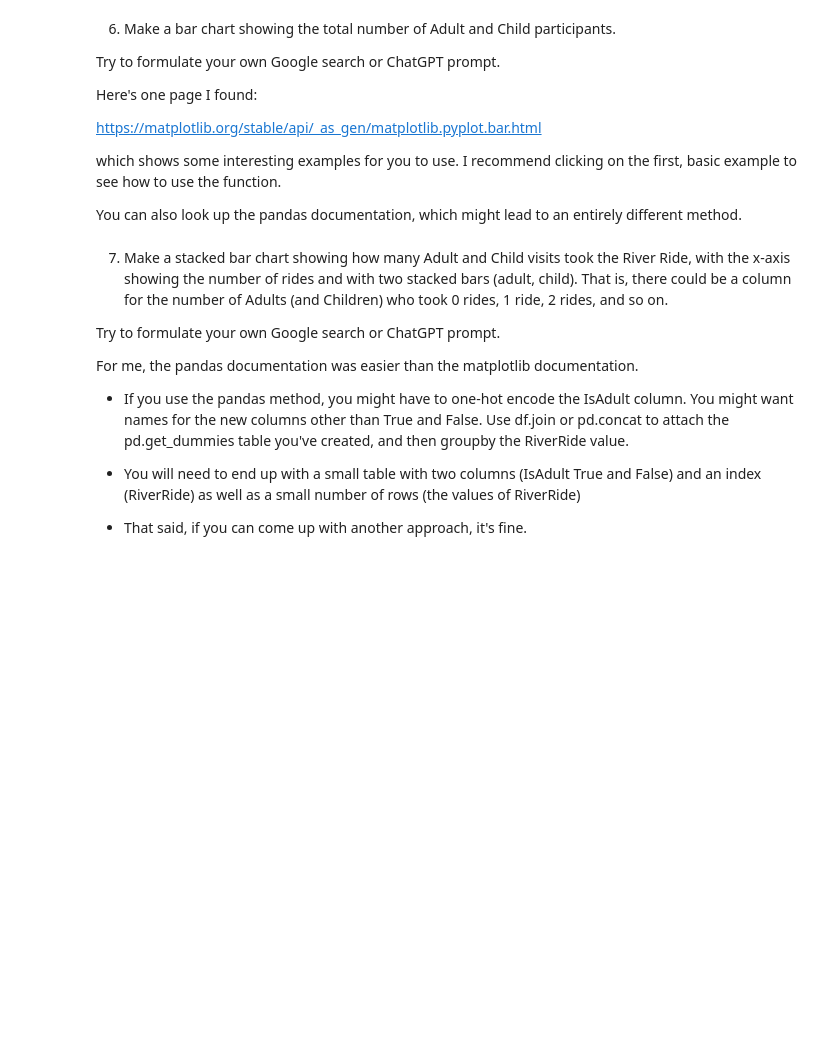
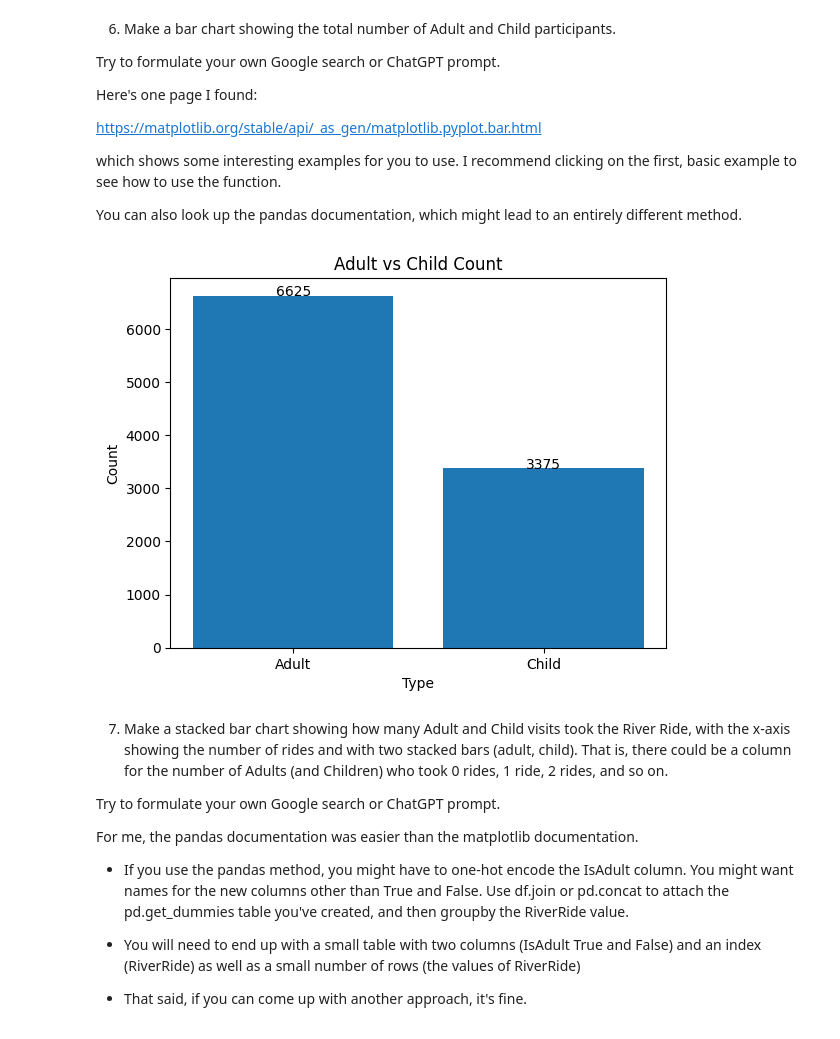
Before and after one commit to ckbaker78/AI_For_Leaders_Module-B-semester-2, a Jupyter notebook: Week3.ipynb, the cells around one changed output. Drawn from its saved outputs; the diff is of its cells as text; code cells hidden in the pictures; blank space fills up the shorter version.

```diff
--- a/Week3.ipynb
+++ b/Week3.ipynb
@@ -234,6 +322,28 @@ https://matplotlib.org/stable/api/_as_gen/matplotlib.pyplot.bar.html
 which shows some interesting examples for you to use.  I recommend clicking on the first, basic example to see how to use the function.
 
 You can also look up the pandas documentation, which might lead to an entirely different method.
+# %%
+Adult = (df['IsAdult'] == True).sum()
+
+Child = (df['IsAdult'] == False).sum()
+
+
+bars = plt.bar(['Adult','Child'],[Adult, Child])
+
+for bar in bars:
+    height = bar.get_height()
+    plt.text(
+     bar.get_x() + bar.get_width() / 2,  # x position: center of bar
+    height,
+    str(height),
+    ha = 'center'
+    )
+plt.title('Adult vs Child Count')
+plt.ylabel('Count')
+plt.xlabel('Type')
+plt.show()
+# %% [output]
+[figure, added]
 # %% [markdown]
 7. Make a stacked bar chart showing how many Adult and Child visits took the River Ride, with the x-axis showing the number of rides and with two stacked bars (adult, child).  That is, there could be a column for the number of Adults (and Children) who took 0 rides, 1 ride, 2 rides, and so on.
 
```
Also changed, not shown: parts of 12 cells of this notebook, 1 other file.
